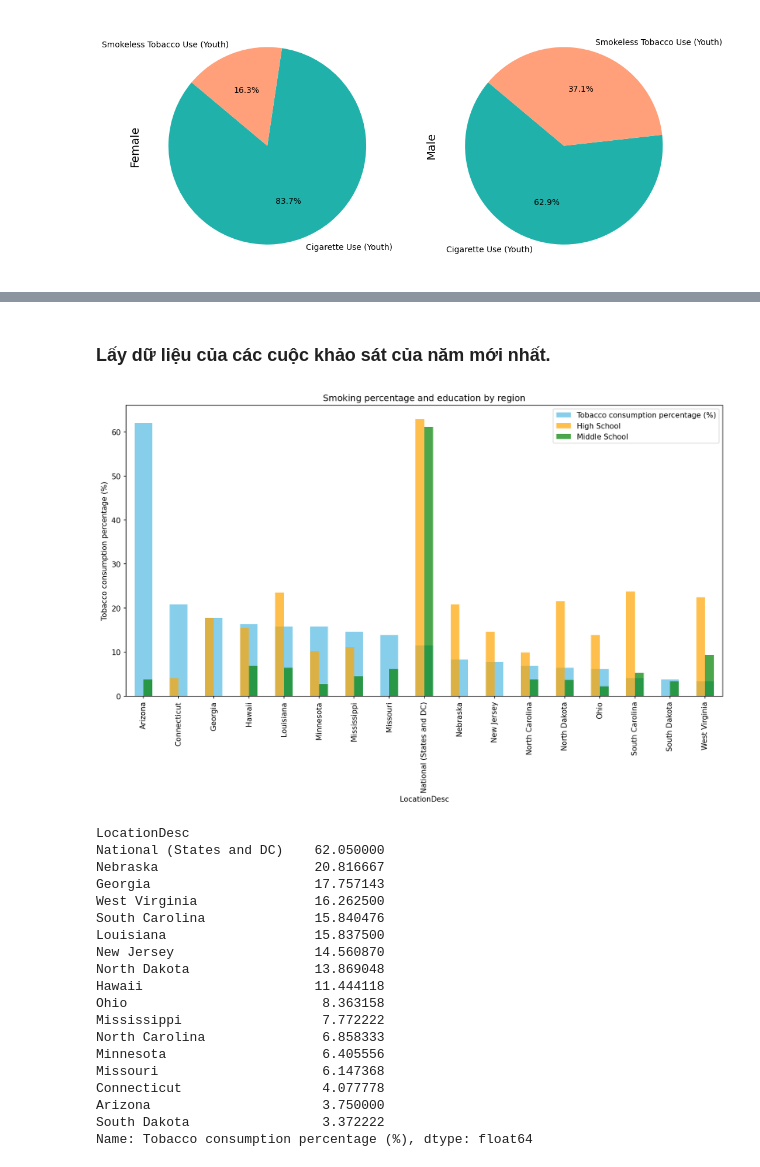
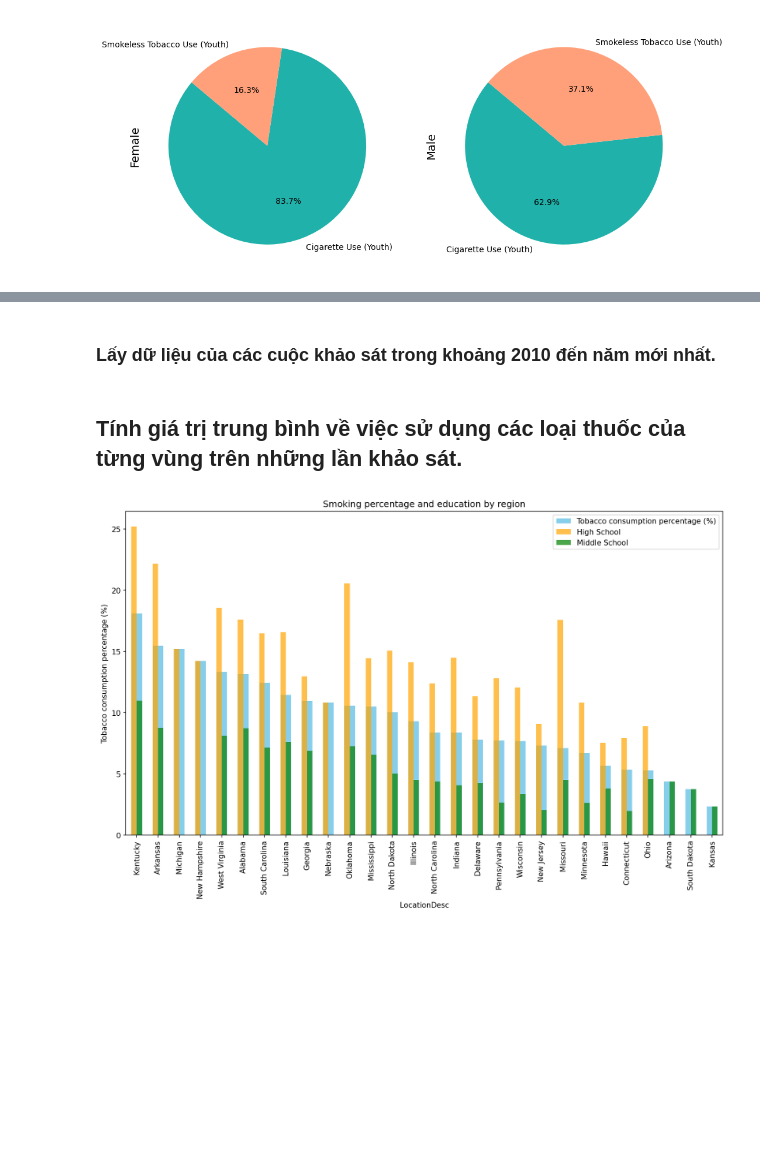
Before and after one commit to tyanfarm/TQHDL_TLab01, a Jupyter notebook: new.ipynb, the cells around one changed output, grey strips where cells are left out. Saved outputs shown, nothing was run; the diff lists cells and outputs as text; code cells hidden in the pictures; blank space fills up the shorter version.

```diff
--- a/new.ipynb
+++ b/new.ipynb
@@ -61,2 +57,5 @@ plt.show()
+# %%
+# Loại bỏ các dòng có giá trị 'Cessation (Youth)' trong cột 'TopicDesc'
+df_filtered = df[df['TopicDesc'] != 'Cessation (Youth)'].copy()
 # %% [markdown]
-###  Lấy dữ liệu của các cuộc khảo sát của năm mới nhất.
+###  Lấy dữ liệu của các cuộc khảo sát trong khoảng 2010 đến năm mới nhất.
@@ -66,40 +62,26 @@ Latest_df = df.loc[df['YEAR'] == latest_year].copy()
+# %%
+
+# Lấy năm mới nhất
+latest_year = df_filtered['YEAR'].max()
+
+# Lấy các dòng từ năm 2010 đến năm mới nhất
+Latest_df = df_filtered.loc[(df_filtered['YEAR'] >= 2010) & (df_filtered['YEAR'] <= latest_year)].copy()
+# %% [markdown]
+## Tính giá trị trung bình về việc sử dụng các loại thuốc của từng vùng trên những lần khảo sát.
 # %%
 region_smoking = Latest_df.groupby('LocationDesc')['Tobacco consumption percentage (%)'].mean().sort_values(ascending=False)
-education_smoking = Latest_df.groupby(['LocationDesc', 'Education'])['Tobacco consumption percentage (%)'].mean().unstack()
-
+education_smoking = Latest_df.groupby(['LocationDesc', 'Education'])['Tobacco consumption percentage (%)'].mean().unstack().reindex(region_smoking.index)
 plt.figure(figsize=(12, 8), dpi=150)
 region_smoking.plot(kind='bar', color='skyblue', label='Tobacco consumption percentage (%)')
 
 education_smoking.plot(kind='bar', ax=plt.gca(), color=['orange', 'green'], alpha=0.7)
 
 plt.title('Smoking percentage and education by region')
 plt.xlabel('LocationDesc')
 plt.ylabel('Tobacco consumption percentage (%)')
 plt.xticks(rotation=90)
 plt.legend(['Tobacco consumption percentage (%)', 'High School', 'Middle School'])
 plt.tight_layout()
 plt.show()
 # %% [output]
-[figure, old version]
+[figure, new version]
-# %%
-region_smoking
-# %% [output]
-LocationDesc
-National (States and DC)    62.050000
-Nebraska                    20.816667
-Georgia                     17.757143
-West Virginia               16.262500
-South Carolina              15.840476
-Louisiana                   15.837500
-New Jersey                  14.560870
-North Dakota                13.869048
-Hawaii                      11.444118
-Ohio                         8.363158
-Mississippi                  7.772222
-North Carolina               6.858333
-Minnesota                    6.405556
-Missouri                     6.147368
-Connecticut                  4.077778
-Arizona                      3.750000
-South Dakota                 3.372222
-Name: Tobacco consumption percentage (%), dtype: float64
```
Also changed, not shown: parts of 6 cells of this notebook.
